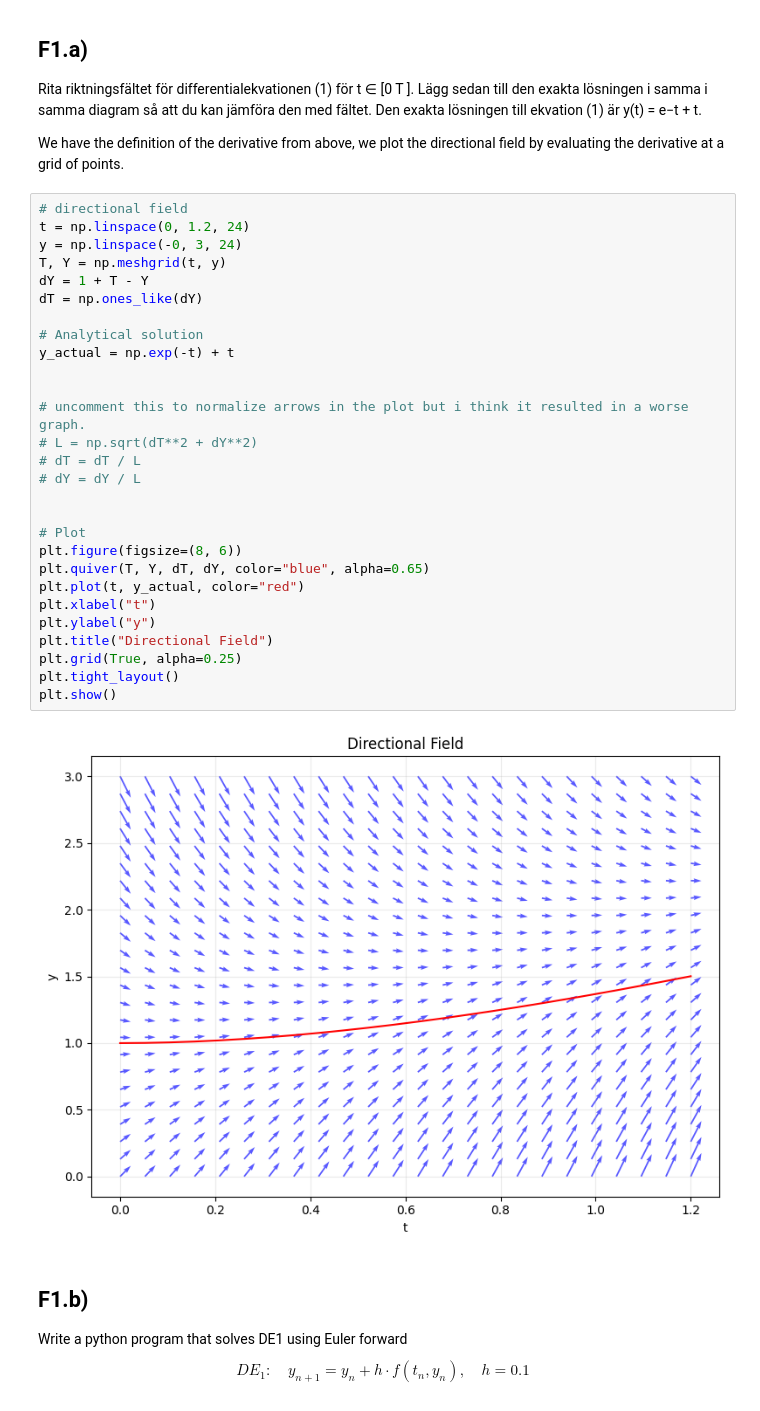
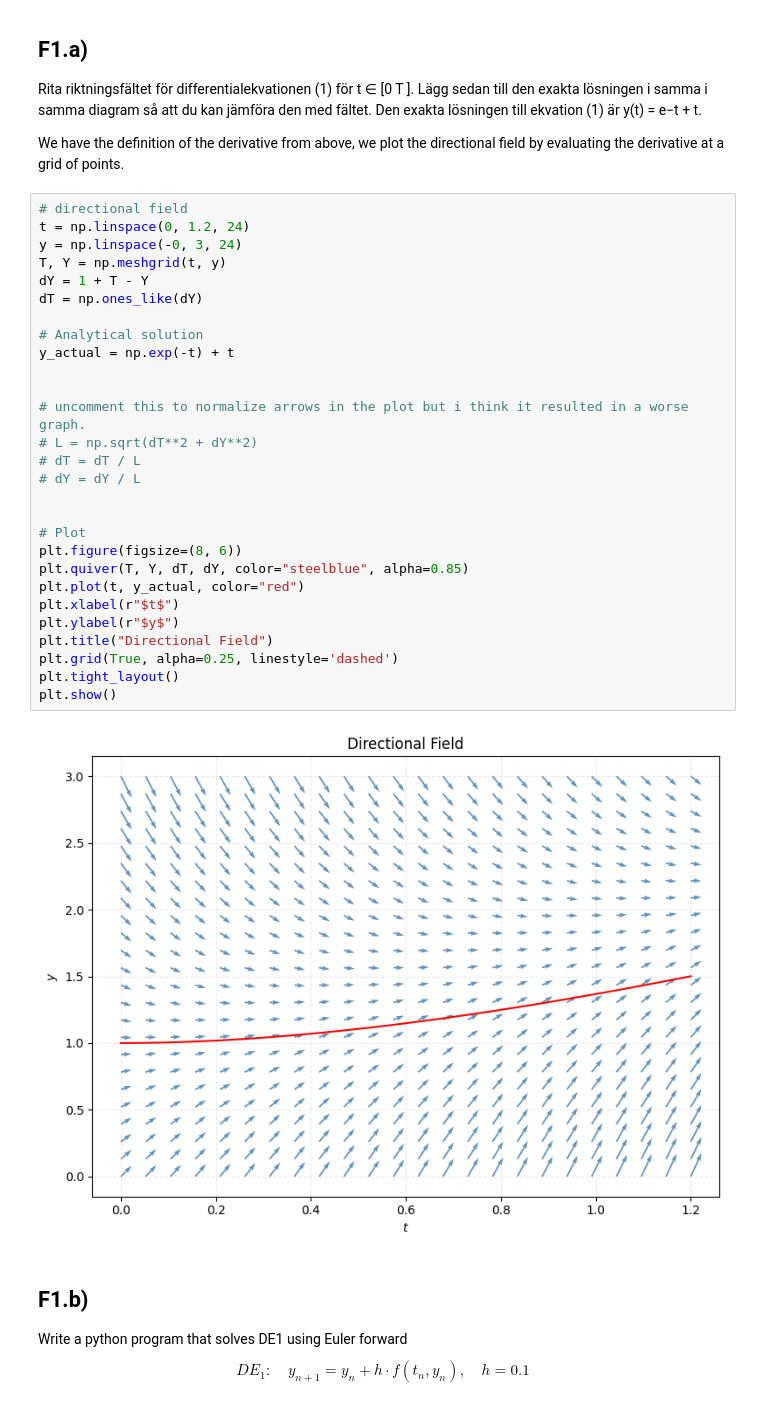
Before and after one commit to ericend/Numerical-Methods, a Jupyter notebook: LAB2/lab2.ipynb, the cells around one changed output. Cells and saved outputs as stored; diff of their text form.

```diff
--- a/LAB2/lab2.ipynb
+++ b/LAB2/lab2.ipynb
@@ -23,33 +23,33 @@ We have the definition of the derivative from above, we plot the directional fie
 # %%
 # directional field
 t = np.linspace(0, 1.2, 24)
 y = np.linspace(-0, 3, 24)
 T, Y = np.meshgrid(t, y)
 dY = 1 + T - Y
 dT = np.ones_like(dY)
 
 # Analytical solution
 y_actual = np.exp(-t) + t
 
 
 # uncomment this to normalize arrows in the plot but i think it resulted in a worse graph.
 # L = np.sqrt(dT**2 + dY**2)
 # dT = dT / L
 # dY = dY / L
 
 
 # Plot
 plt.figure(figsize=(8, 6))
-plt.quiver(T, Y, dT, dY, color="blue", alpha=0.65)
+plt.quiver(T, Y, dT, dY, color="steelblue", alpha=0.85)
 plt.plot(t, y_actual, color="red")
-plt.xlabel("t")
-plt.ylabel("y")
+plt.xlabel(r"$t$")
+plt.ylabel(r"$y$")
 plt.title("Directional Field")
-plt.grid(True, alpha=0.25)
+plt.grid(True, alpha=0.25, linestyle='dashed')
 plt.tight_layout()
 plt.show()
 # %% [output]
-[figure, old version]
+[figure, new version]
 # %% [markdown]
 ## F1.b)
 
```
Also changed, not shown: parts of 15 cells of this notebook.
